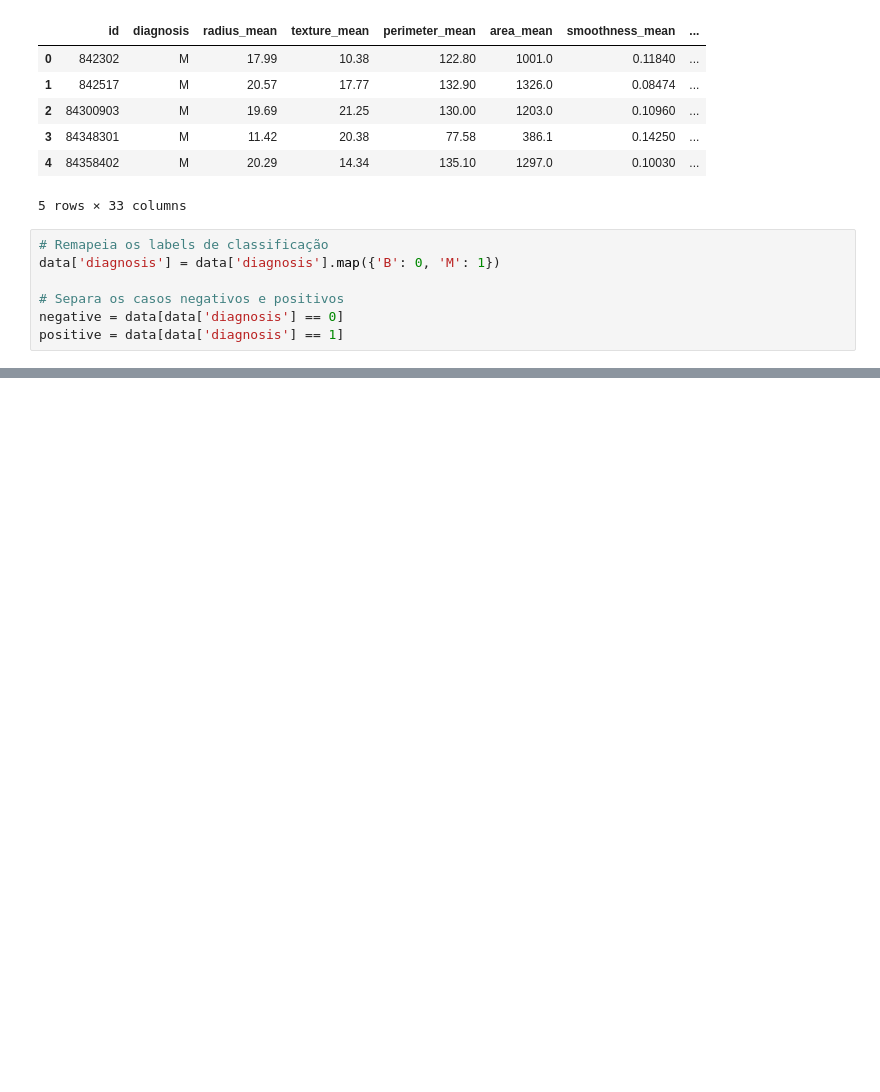
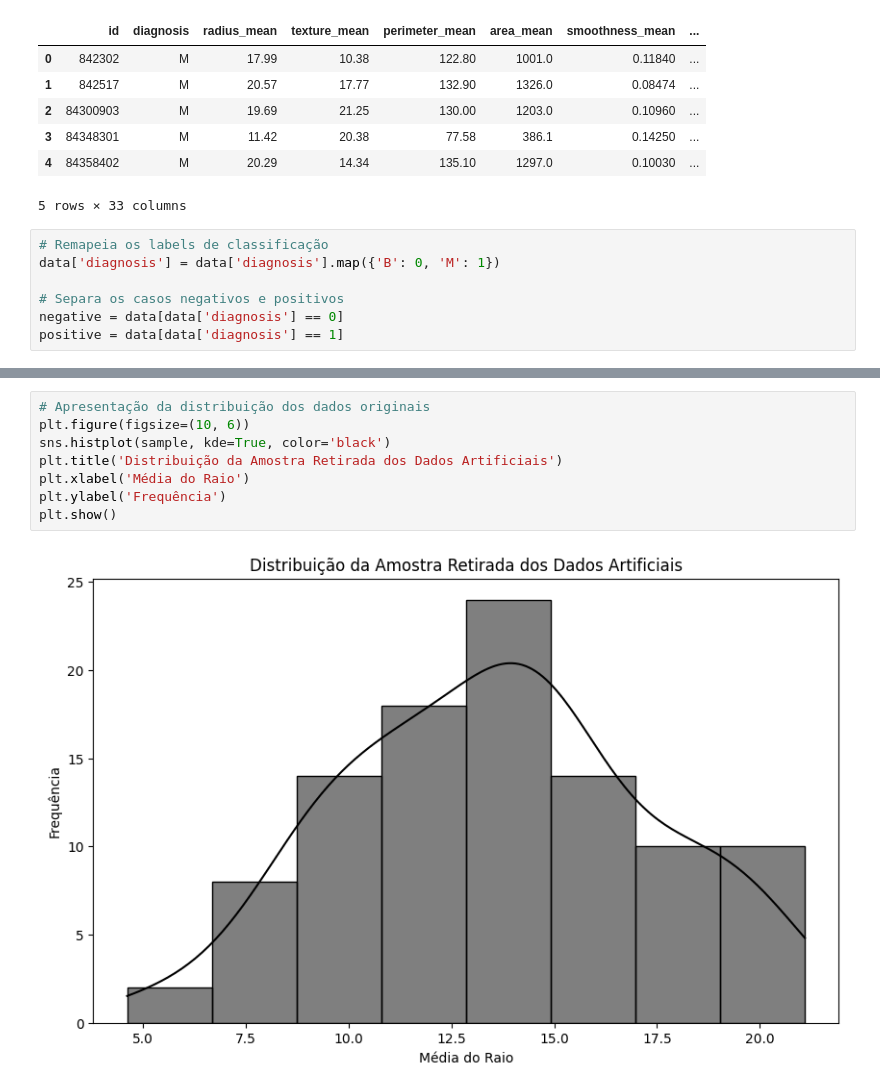
Before and after one commit to gabrielgaia/ficcd-activity-3, a Jupyter notebook: main.ipynb, the cells around one changed output, grey strips where cells are left out. Drawn from its saved outputs; the diff is of its cells as text; blank space fills up the shorter version.

```diff
--- a/main.ipynb
+++ b/main.ipynb
@@ -59,0 +105,10 @@ positive = data[data['diagnosis'] == 1]
+# %%
+# Apresentação da distribuição dos dados originais
+plt.figure(figsize=(10, 6))
+sns.histplot(sample, kde=True, color='black')
+plt.title('Distribuição da Amostra Retirada dos Dados Artificiais')
+plt.xlabel('Média do Raio')
+plt.ylabel('Frequência')
+plt.show()
+# %% [output]
+[figure, added]
```
Also changed, not shown: parts of 7 cells of this notebook, 1 other file.
